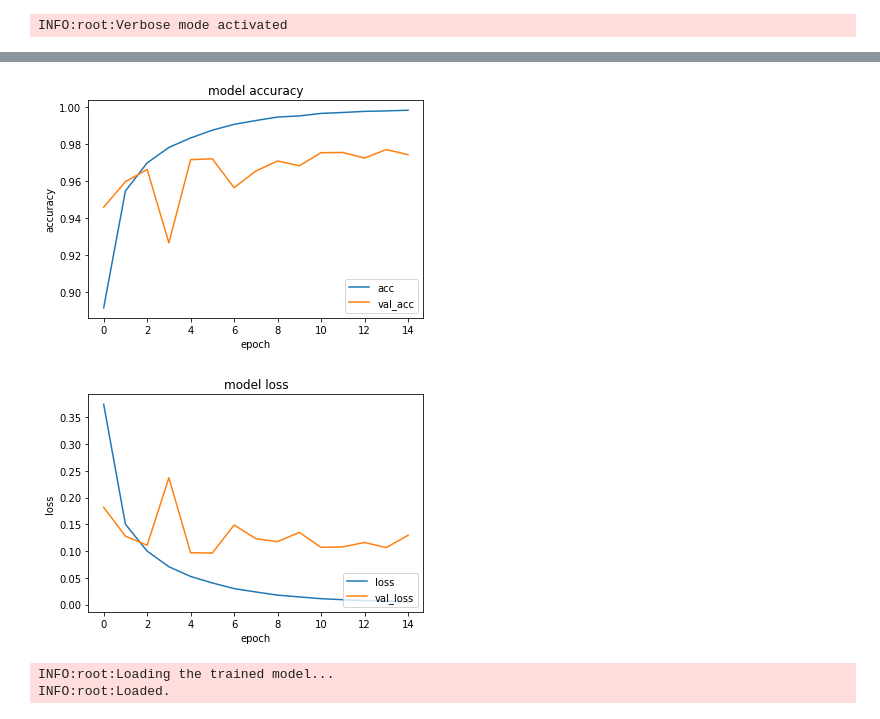
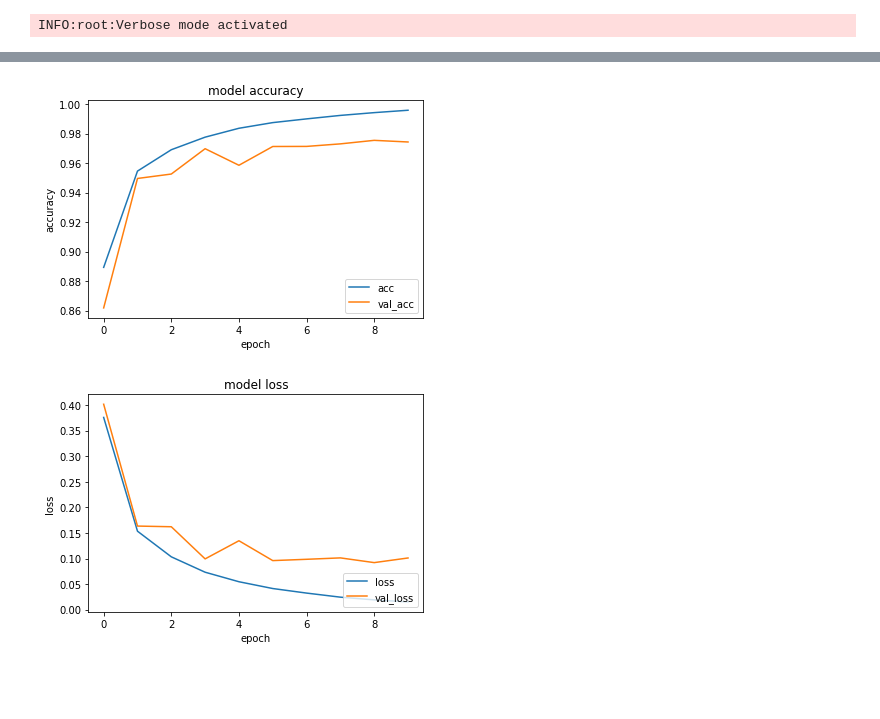
Before and after one commit to habroptilus/keras-tools, a Jupyter notebook: mnist_mlp.ipynb, the cells around one changed output, grey strips where cells are left out. Cells and saved outputs as stored; diff of their text form; code cells hidden in the pictures; blank space fills up the shorter version.

```diff
--- a/mnist_mlp.ipynb
+++ b/mnist_mlp.ipynb
@@ -13,6 +13,7 @@ import numpy as np
 %matplotlib inline
 # %%
 verbose=True
+RESULT_DIR=Path("result")
 if verbose:
     lg.getLogger().setLevel(lg.INFO)
     lg.info("Verbose mode activated")
@@ -20,6 +21,7 @@ if verbose:
 INFO:root:Verbose mode activated
 # %%
 class KerasNetInterface:
+    original_layers={}
 
     def __init__(self,trained_epochs,result_dir,batch_size,valid_rate):
         self.result_dir=result_dir
@@ -43,9 +45,9 @@ class KerasNetInterface:
             self.model=self.construct()
             lg.info("Finished.")
 
+    def load_model(self,model_path):
+        return load_model(str(model_path),custom_objects=self.original_layers)
 
-    def load_model(self,model_path):
-        return load_model(str(model_path))
 
     def load_history(self,history_path):
         with history_path.open("r") as f:
@@ -96,16 +98,20 @@ class KerasNetInterface:
         metrics_names=self.model.metrics_names
         return {metrics_names[i] : scores[i] for i in range(len(scores))}
 
+    def create_flag(self):
+        base_flag = f"{self.batch_size}_{self.valid_rate}"
+        return f"{self.model_flag()}_{base_falg}"
+
     def plot(self):
         pass
 
-    def create_flag(self):
+    def predict(self):
         pass
 
     def construct(self):
         pass
 
-    def predict(self):
+    def model_flag(self):
         pass
 # %%
 class KerasClassifierInterface(KerasNetInterface):
@@ -141,7 +147,7 @@ class KerasRegressorInterface(KerasNetInterface):
 # %%
 class MLPClassifier(KerasClassifierInterface):
 
-    def __init__(self,trained_epochs=0, result_dir=Path("result"),valid_rate=0.3, batch_size=256, input_dim=784,
+    def __init__(self,result_dir,trained_epochs=0, valid_rate=0.3, batch_size=256, input_dim=784,
                              med1_dim=300,med2_dim=100,output_dim=10,activation="relu",
                              loss='categorical_crossentropy',optimizer='rmsprop'):
         self.loss=loss
@@ -163,7 +169,7 @@ class MLPClassifier(KerasClassifierInterface):
         return model
 
     def create_flag(self):
-        return f"mlpclassifier_{self.input_dim}_{self.med1_dim}_{self.med2_dim}_{self.output_dim}_{self.activation}_{self.batch_size}"
+        return f"mlpc_{self.input_dim}_{self.med1_dim}_{self.med2_dim}_{self.output_dim}_{self.activation}"
 # %%
 def reshape_mnist(x,y):
     sample_num=x.shape[0]
@@ -177,5 +183,5 @@ def reshape_mnist(x,y):
 x_train,y_train=reshape_mnist(x_train,y_train)
 x_test,y_test=reshape_mnist(x_test,y_test)
 # %%
-model=MLPClassifier(trained_epochs=15)
+model=MLPClassifier(result_dir=RESULT_DIR)
 # %% [output]
@@ -188,13 +211,8 @@ INFO:root:This model has already been traiend up to 15 epochs
 # %%
-model.plot_history(epoch=15)
+model.plot_history(epoch=10)
 # %% [output]
-[figure, old version]
+[figure, new version]
-[figure, old version]
+[figure, new version]
-# %%
-model=MLPClassifier(trained_epochs=20)
-# %% [output]
-INFO:root:Loading the trained model...
-INFO:root:Loaded.
 # %%
 model.evaluate(x_test,y_test)
 # %% [output]
```
Also changed, not shown: parts of 3 cells of this notebook.
